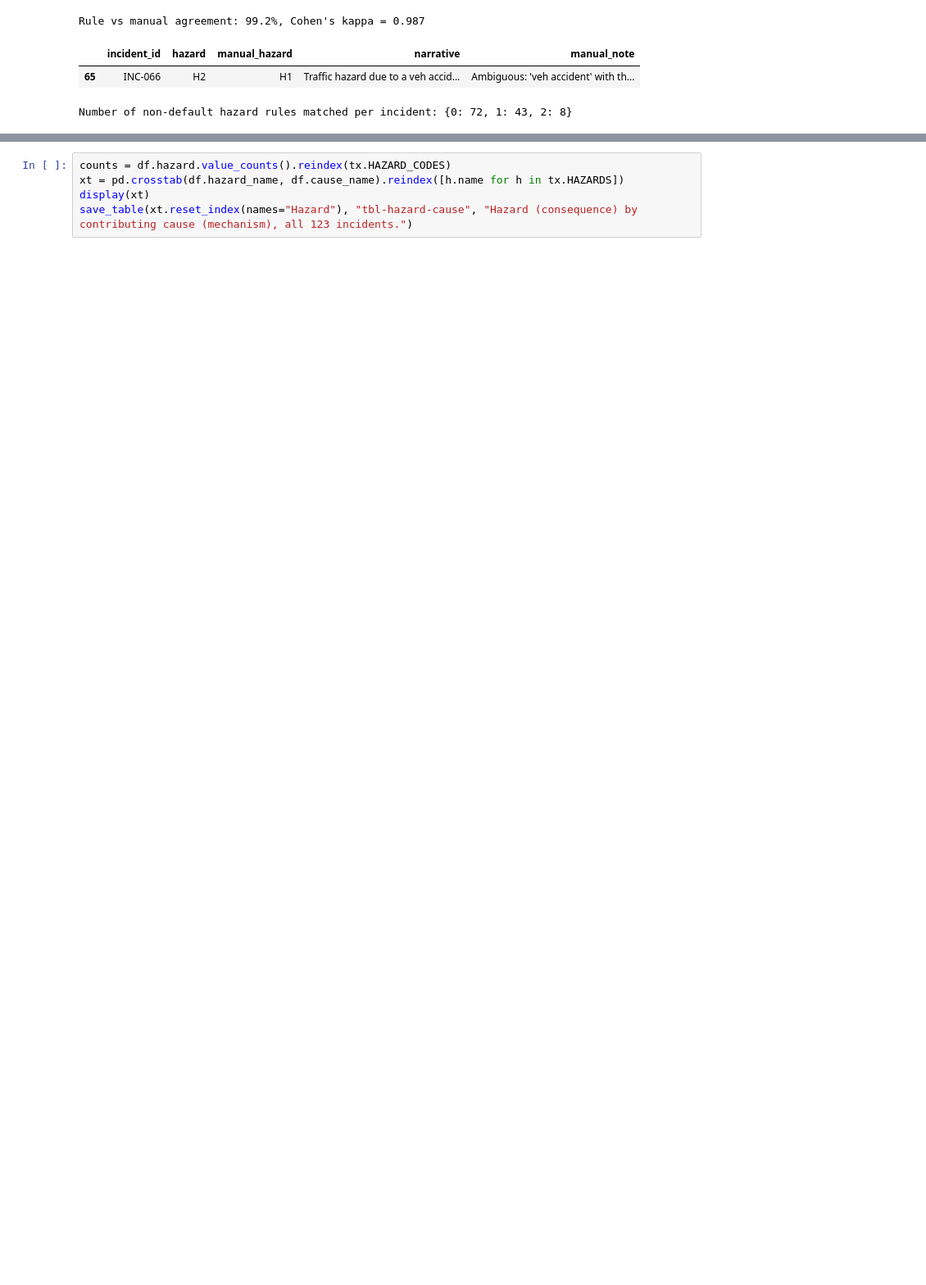
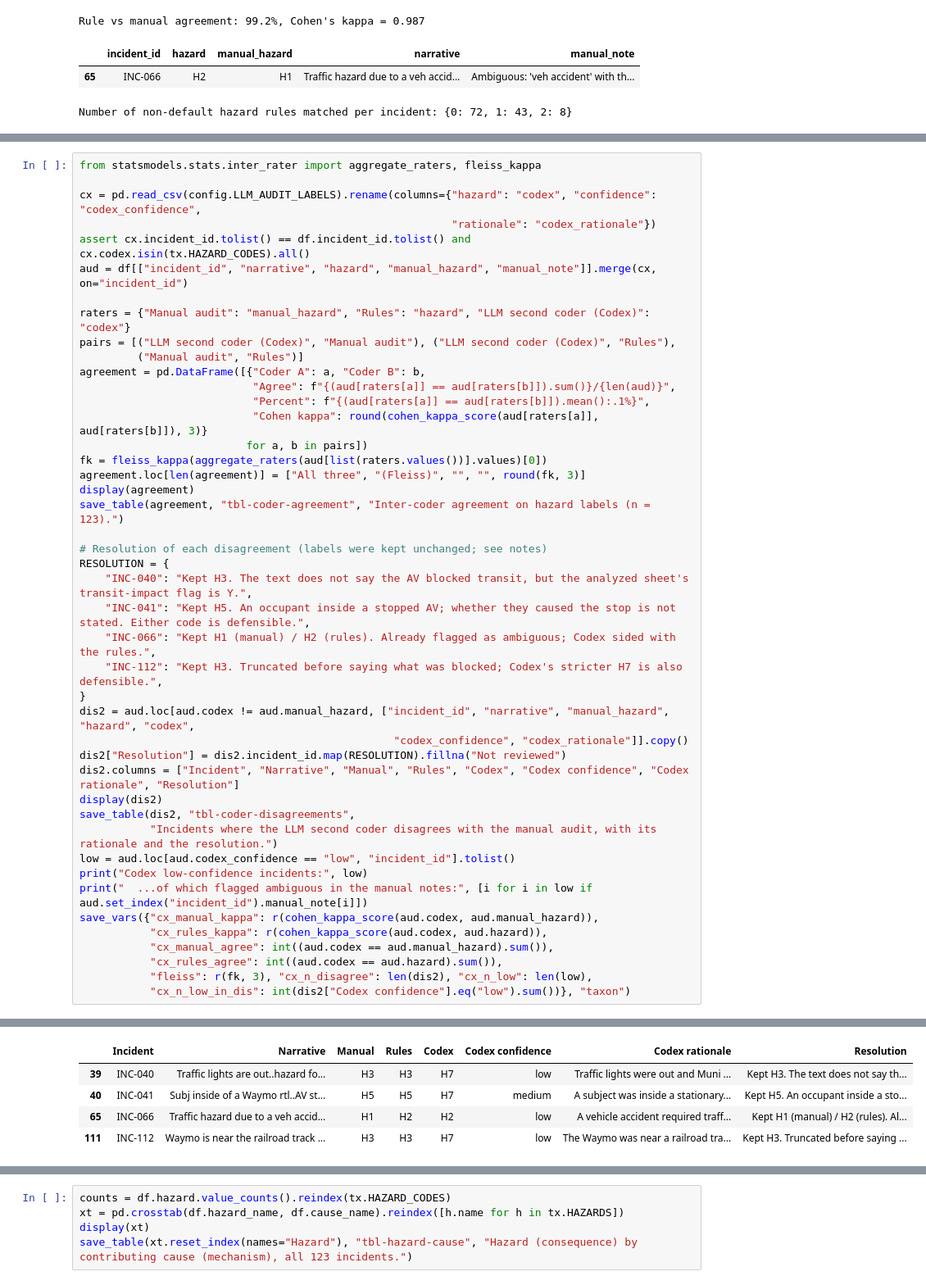
Before and after one commit to jonathanwilsonami/av-blocking-analysis, a Jupyter notebook: notebooks/av_blocking_analysis.ipynb, the cells around one changed output, grey strips where cells are left out. Shown at 82% size. Cells and saved outputs as stored; diff of their text form; blank space fills up the shorter version.

```diff
--- a/notebooks/av_blocking_analysis.ipynb
+++ b/notebooks/av_blocking_analysis.ipynb
@@ -329,0 +343,45 @@ they are scored on held-out folds:
+# %%
+from statsmodels.stats.inter_rater import aggregate_raters, fleiss_kappa
+
+cx = pd.read_csv(config.LLM_AUDIT_LABELS).rename(columns={"hazard": "codex", "confidence": "codex_confidence",
+                                                          "rationale": "codex_rationale"})
+assert cx.incident_id.tolist() == df.incident_id.tolist() and cx.codex.isin(tx.HAZARD_CODES).all()
+aud = df[["incident_id", "narrative", "hazard", "manual_hazard", "manual_note"]].merge(cx, on="incident_id")
+
+raters = {"Manual audit": "manual_hazard", "Rules": "hazard", "LLM second coder (Codex)": "codex"}
+pairs = [("LLM second coder (Codex)", "Manual audit"), ("LLM second coder (Codex)", "Rules"),
+         ("Manual audit", "Rules")]
+agreement = pd.DataFrame([{"Coder A": a, "Coder B": b,
+                           "Agree": f"{(aud[raters[a]] == aud[raters[b]]).sum()}/{len(aud)}",
+                           "Percent": f"{(aud[raters[a]] == aud[raters[b]]).mean():.1%}",
+                           "Cohen kappa": round(cohen_kappa_score(aud[raters[a]], aud[raters[b]]), 3)}
+                          for a, b in pairs])
+fk = fleiss_kappa(aggregate_raters(aud[list(raters.values())].values)[0])
+agreement.loc[len(agreement)] = ["All three", "(Fleiss)", "", "", round(fk, 3)]
+display(agreement)
+save_table(agreement, "tbl-coder-agreement", "Inter-coder agreement on hazard labels (n = 123).")
+
+# Resolution of each disagreement (labels were kept unchanged; see notes)
+RESOLUTION = {
+    "INC-040": "Kept H3. The text does not say the AV blocked transit, but the analyzed sheet's transit-impact flag is Y.",
+    "INC-041": "Kept H5. An occupant inside a stopped AV; whether they caused the stop is not stated. Either code is defensible.",
+    "INC-066": "Kept H1 (manual) / H2 (rules). Already flagged as ambiguous; Codex sided with the rules.",
+    "INC-112": "Kept H3. Truncated before saying what was blocked; Codex's stricter H7 is also defensible.",
+}
+dis2 = aud.loc[aud.codex != aud.manual_hazard, ["incident_id", "narrative", "manual_hazard", "hazard", "codex",
+                                                 "codex_confidence", "codex_rationale"]].copy()
+dis2["Resolution"] = dis2.incident_id.map(RESOLUTION).fillna("Not reviewed")
+dis2.columns = ["Incident", "Narrative", "Manual", "Rules", "Codex", "Codex confidence", "Codex rationale", "Resolution"]
+display(dis2)
+save_table(dis2, "tbl-coder-disagreements",
+           "Incidents where the LLM second coder disagrees with the manual audit, with its rationale and the resolution.")
+low = aud.loc[aud.codex_confidence == "low", "incident_id"].tolist()
+print("Codex low-confidence incidents:", low)
+print("  ...of which flagged ambiguous in the manual notes:", [i for i in low if aud.set_index("incident_id").manual_note[i]])
+save_vars({"cx_manual_kappa": r(cohen_kappa_score(aud.codex, aud.manual_hazard)),
+           "cx_rules_kappa": r(cohen_kappa_score(aud.codex, aud.hazard)),
+           "cx_manual_agree": int((aud.codex == aud.manual_hazard).sum()),
+           "cx_rules_agree": int((aud.codex == aud.hazard).sum()),
+           "fleiss": r(fk, 3), "cx_n_disagree": len(dis2), "cx_n_low": len(low),
+           "cx_n_low_in_dis": int(dis2["Codex confidence"].eq("low").sum())}, "taxon")
+# %% [output]
@@ -329,0 +393,5 @@ they are scored on held-out folds:
+|  | Incident | Narrative | Manual | Rules | Codex | Codex confidence | Codex rationale | Resolution |
+| 39 | INC-040 | Traffic lights are out..hazard fo... | H3 | H3 | H7 | low | Traffic lights were out and Muni ... | Kept H3. The text does not say th... |
+| 40 | INC-041 | Subj inside of a Waymo rtl..AV st... | H5 | H5 | H7 | medium | A subject was inside a stationary... | Kept H5. An occupant inside a sto... |
+| 65 | INC-066 | Traffic hazard due to a veh accid... | H1 | H2 | H2 | low | A vehicle accident required traff... | Kept H1 (manual) / H2 (rules). Al... |
+| 111 | INC-112 | Waymo is near the railroad track ... | H3 | H3 | H7 | low | The Waymo was near a railroad tra... | Kept H3. Truncated before saying ... |
```
Also changed, not shown: parts of 12 cells of this notebook, 39 other files.
